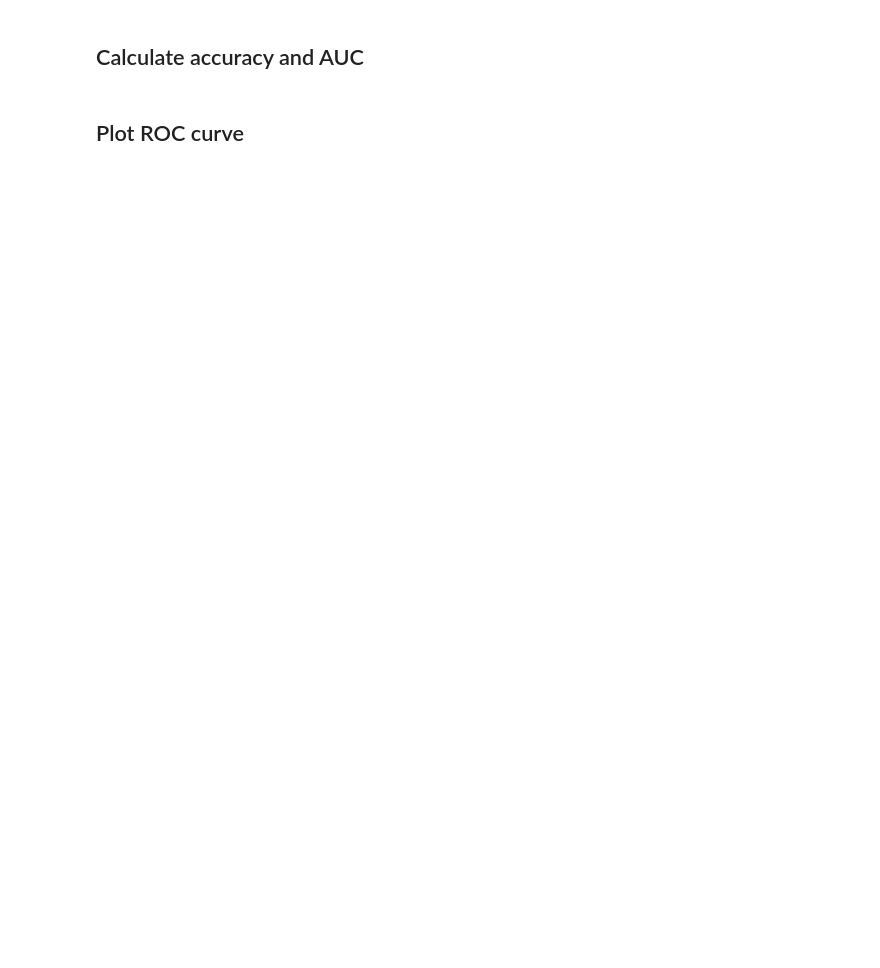
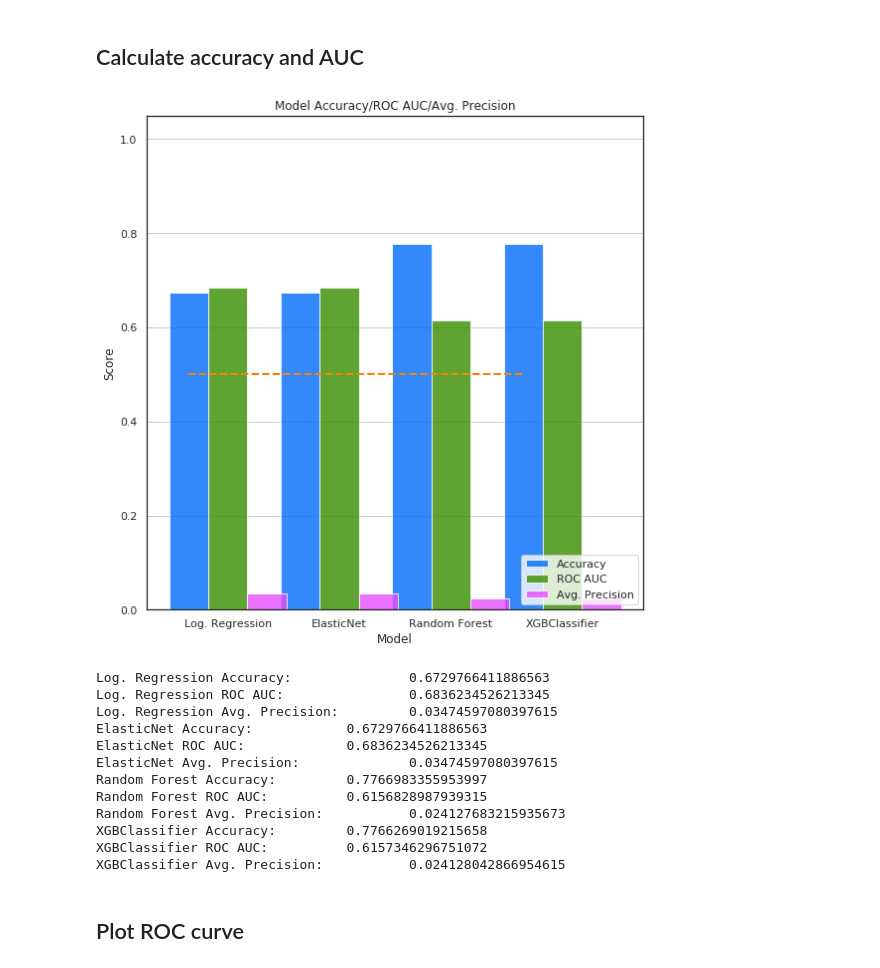
Before and after one commit to brianhill11/PreopMortalityPrediction, a Jupyter notebook: EHR_main.ipynb, the cells around one changed output. Saved outputs shown, nothing was run; the diff lists cells and outputs as text; code cells hidden in the pictures; blank space fills up the shorter version.

```diff
--- a/EHR_main.ipynb
+++ b/EHR_main.ipynb
@@ -571,6 +802,8 @@ for var in cat_vars:
         pass
     except ValueError:
         pass
+    except KeyError:
+        pass
 # remove categorical variables (string values)
 for var in cat_vars:
     try:
@@ -578,3 +811,5 @@ for var in cat_vars:
         pass
     except ValueError:
         print var, 'already dropped'
+    except KeyError:
+        print var, 'already dropped'
@@ -601,6 +847,8 @@ if len(feature_whitelist) == 0:
             df.drop(cat, axis=1, inplace=True)
         except ValueError:
             print cat, 'already dropped'
+        except KeyError:
+            print cat, 'already dropped'
 #print df.columns.values
 for col in sorted(df.columns.values):
     print col, "\t\t", df[col].dtype
@@ -852,7 +1199,7 @@ if model_type == "classification":
     models_cv.append(Pipeline(pipeline_stages + [('rfc', rfc)]))
     model_names.append("Random Forest")
 
-    xgb = XGBClassifier(max_depth=5, objective="binary:logistic", n_estimators=2000, n_jobs=num_threads, silent=False)
+    xgb = XGBClassifier(max_depth=5, objective="binary:logistic", n_estimators=2000, n_jobs=num_threads, silent=True)
     models.append(xgb)
     models_cv.append(Pipeline(pipeline_stages + [('xgb', xgb)]))
     model_names.append("XGBClassifier")
@@ -1033,7 +1409,7 @@ print y_test[0:10]
 #     model_roc_auc = [metrics.roc_auc_score(y_test, probs[:,1]) for probs in model_probs]
 #     model_avg_precision = [metrics.average_precision_score(y_test, probs[:,1]) for probs in model_probs]
 
-#     fig, ax = plt.subplots(figsize=default_size)
+#     fig, ax = plt.subplots(figsize=(8,8))
 #     index = np.arange(len(models))
 #     bar_width = 0.35
 #     opacity = 0.8
@@ -1042,35 +1418,49 @@ print y_test[0:10]
 #                      alpha=opacity,
 #                      color=PLOT_COLOURS[0],
 #                      label='Accuracy')
 
 #     rects2 = plt.bar(index + bar_width, model_roc_auc, bar_width,
 #                      alpha=opacity,
 #                      color=PLOT_COLOURS[1],
 #                      label='ROC AUC')
 
 #     rects3 = plt.bar(index + 2*bar_width, model_avg_precision, bar_width,
 #                      alpha=opacity,
 #                      color=PLOT_COLOURS[2],
 #                      label='Avg. Precision')
 
 #     plt.xlabel('Model')
 #     plt.ylabel('Score')
 #     plt.title('Model Accuracy/ROC AUC/Avg. Precision')
 #     plt.xticks(index + bar_width, model_names)
 #     plt.legend(loc="lower right")
 #     plt.gca().yaxis.grid(True)
 #     plt.ylim([0.0, 1.05])
 #     plt.plot([1.0 - y_train.mean()]*(len(models)), color=PLOT_COLOURS[3], lw=2, linestyle='--')
 #     plt.tight_layout()
-#     plt.savefig(os.path.join(dir_to_save_files, filename), format="tif", dpi=fig_dpi)
+#     #plt.savefig(os.path.join(dir_to_save_files, filename), format="tif", dpi=fig_dpi)
 #     plt.show()
 
 #     for i in range(len(models)):
 #         print model_names[i], "Accuracy:\t\t", metrics.accuracy_score(y_test, model_predictions[i])
 #         print model_names[i], "ROC AUC:\t\t", metrics.roc_auc_score(y_test, model_probs[i][:, 1])
 #         print model_names[i], "Avg. Precision:\t\t", metrics.average_precision_score(y_test, model_probs[i][:, 1])
 
-plot_accuracy_roc_auc(models, model_names, model_predictions, model_probs, y_train, y_test, "accuracy_roc_auc.tif")
+plot_accuracy_roc_auc(models, model_names, model_predictions, model_probs, y_train, y_test, "accuracy_roc_auc.png")
+# %% [output]
+[figure, added]
+Log. Regression Accuracy:               0.6729766411886563
+Log. Regression ROC AUC:                0.6836234526213345
+Log. Regression Avg. Precision:         0.03474597080397615
+ElasticNet Accuracy:            0.6729766411886563
+ElasticNet ROC AUC:             0.6836234526213345
+ElasticNet Avg. Precision:              0.03474597080397615
+Random Forest Accuracy:         0.7766983355953997
+Random Forest ROC AUC:          0.6156828987939315
+Random Forest Avg. Precision:           0.024127683215935673
+XGBClassifier Accuracy:         0.7766269019215658
+XGBClassifier ROC AUC:          0.6157346296751072
+XGBClassifier Avg. Precision:           0.024128042866954615
 # %% [markdown]
 ## Plot ROC curve
 # %%
```
Also changed, not shown: parts of 43 cells of this notebook, 2 other files.
